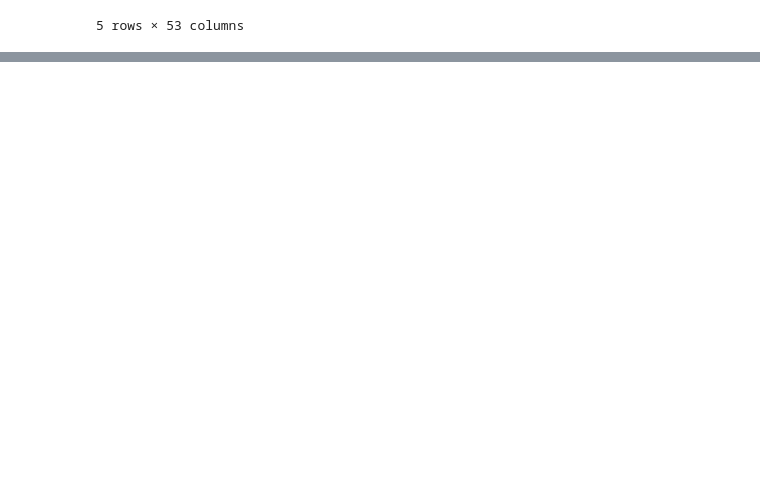
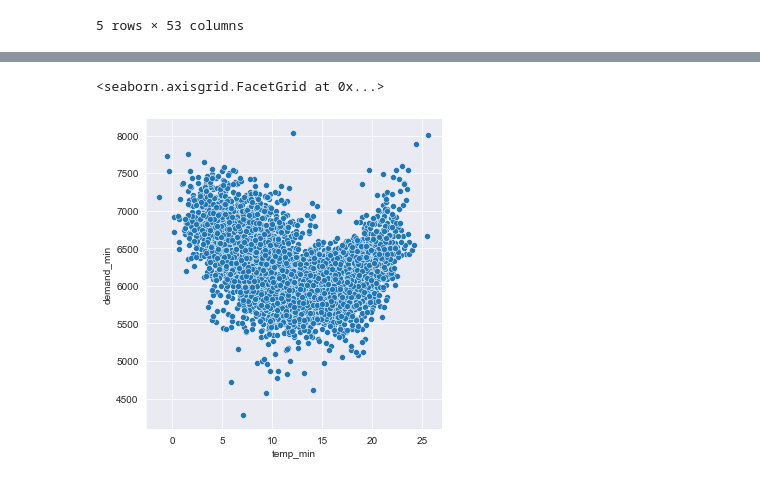
Before and after one commit to dmc-au/Team-A---Impacts-of-Household-PV-on-Grid-Demand, a Jupyter notebook: src/sam_eda.ipynb, the cells around one changed output, grey strips where cells are left out. Cells and saved outputs as stored; diff of their text form; code cells hidden in the pictures; blank space fills up the shorter version.

```diff
--- a/src/sam_eda.ipynb
+++ b/src/sam_eda.ipynb
@@ -146,0 +164,3 @@ solar_df.to_csv('../data/raw/nsw_residential_solar.csv')
+# %%
+temp_df['DATETIME'] = pd.to_datetime(temp_df['DATETIME'])
+temp_df.dtypes
@@ -146,0 +186,2 @@ solar_df.to_csv('../data/raw/nsw_residential_solar.csv')
+# %%
+temp_df.drop(temp_df[temp_df['TEMPERATURE'] <= -9999].index, inplace = True)
@@ -146,0 +200,9 @@ solar_df.to_csv('../data/raw/nsw_residential_solar.csv')
+# %%
+# Check for NaN before merge
+print(temp_df.isnull().values.any())
+print(demand_df.isnull().values.any())
+
+# Merge data
+full_df = demand_df.merge(temp_df, how='outer', on='DATETIME')
+print(full_df.isnull().values.any())
+full_df
@@ -146,0 +226,5 @@ solar_df.to_csv('../data/raw/nsw_residential_solar.csv')
+# %%
+# Get minimum and maximum values for each day
+full_minmax_df = full_df.resample('D', on='DATETIME')['TOTALDEMAND', 'TEMPERATURE'].agg(['min', 'max'])
+full_minmax_df.columns = ['demand_min', 'demand_max', 'temp_min', 'temp_max']
+full_minmax_df
@@ -146,0 +246,5 @@ solar_df.to_csv('../data/raw/nsw_residential_solar.csv')
+# %%
+sns.relplot(data=full_minmax_df, x='temp_min', y='demand_min')
+# %% [output]
+<seaborn.axisgrid.FacetGrid at 0x...>
+[figure, added]
```
Also changed, not shown: parts of 34 cells of this notebook.
